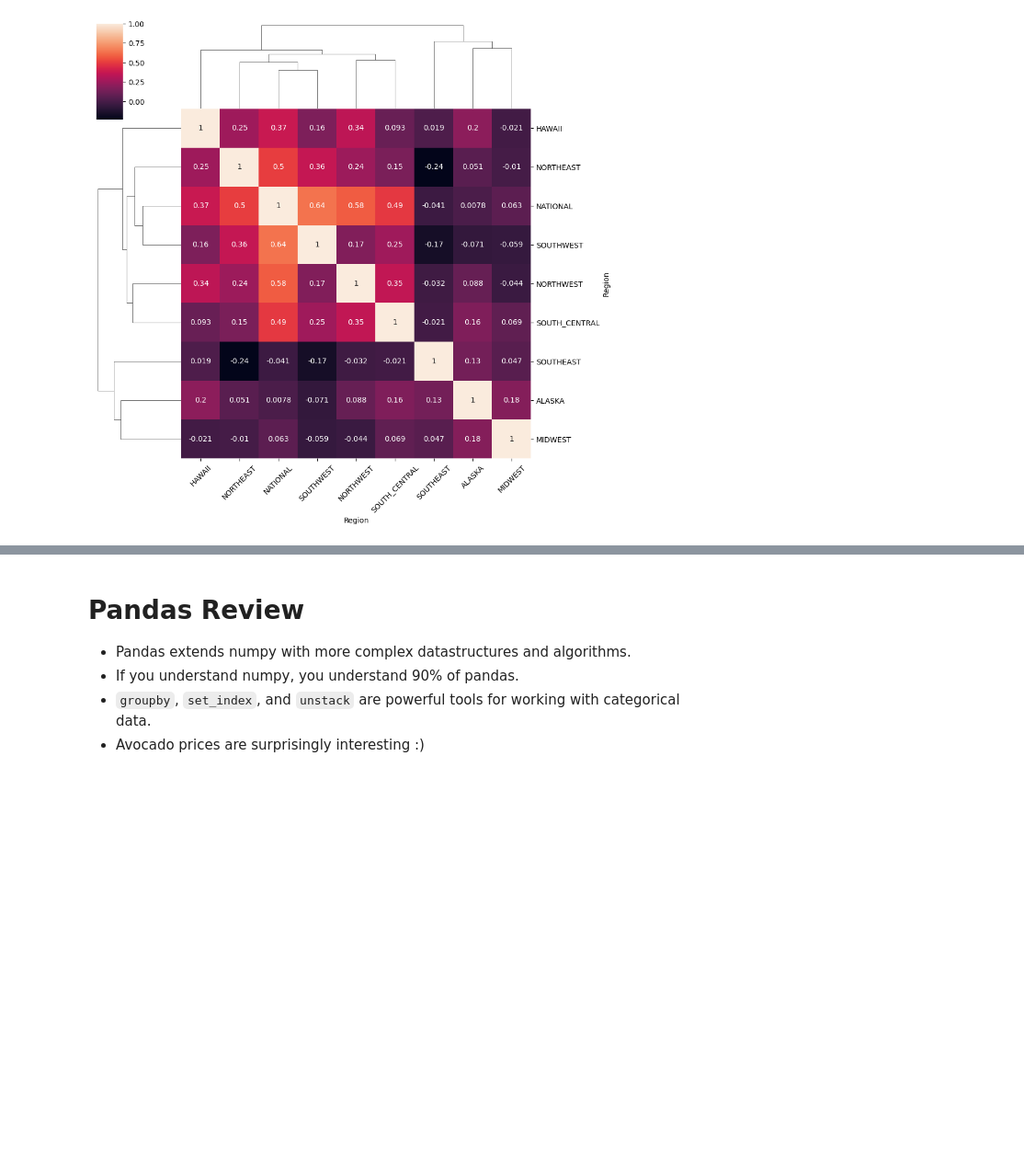
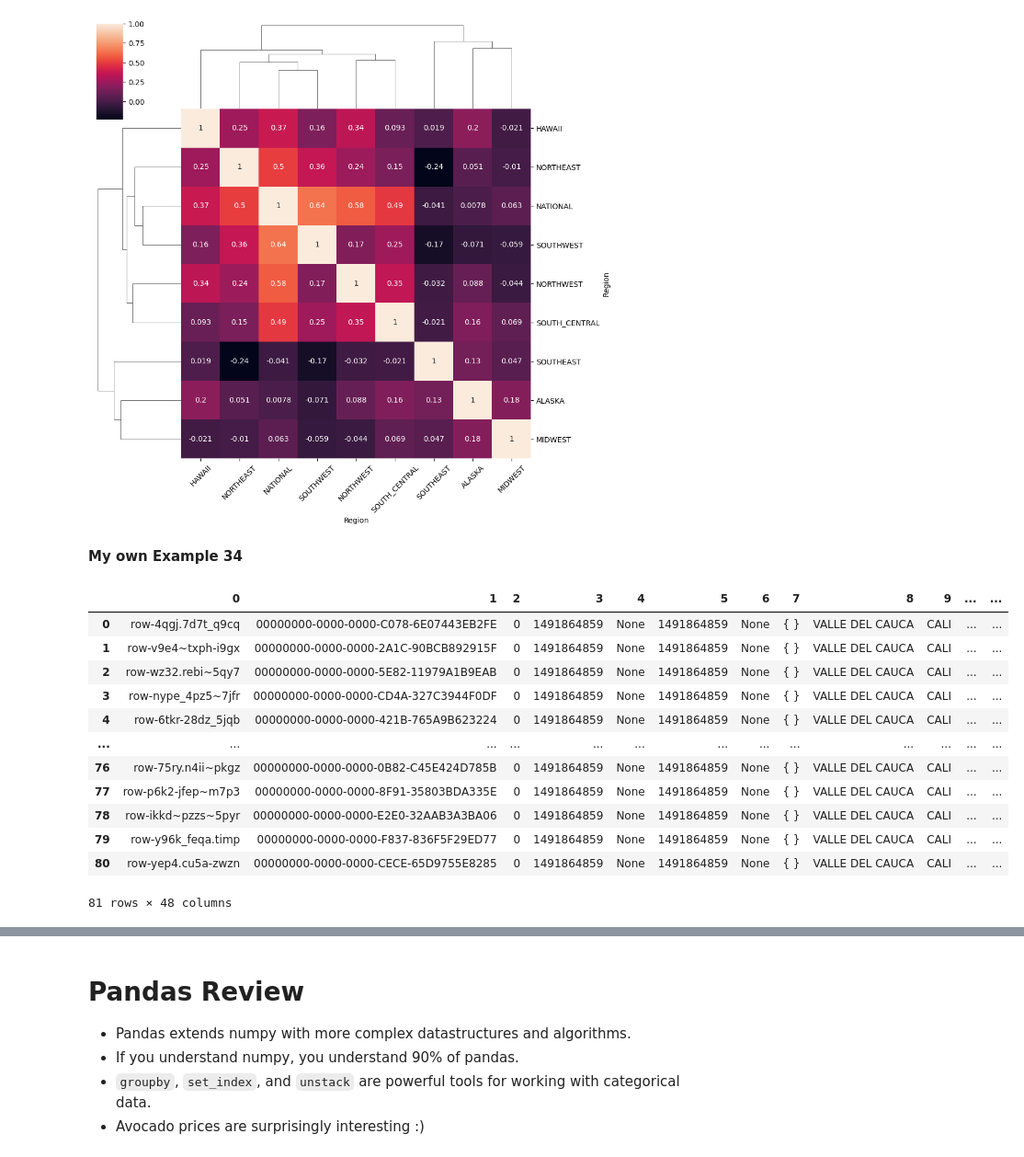
Before and after one commit to sgarciarod/MetNumUN2023II, a Jupyter notebook: Lab2/sgarciarod_Lab2.ipynb, the cells around one changed output, grey strips where cells are left out. Shown at 92% size. Cells and saved outputs as stored; diff of their text form; code cells hidden in the pictures; blank space fills up the shorter version.

```diff
--- a/Lab2/sgarciarod_Lab2.ipynb
+++ b/Lab2/sgarciarod_Lab2.ipynb
@@ -1663,3 +1663,27 @@ ax = axes[2]
 ax.set_xticklabels(ax.get_xticklabels(), rotation=45);
 # %% [output]
 [figure]
+# %% [markdown]
+**My own Example 34**
+# %%
+import pandas as pd
+import requests
+
+response = requests.get('https://www.datos.gov.co/api/views/26g4-ekt3/rows.json')
+data = response.json()
+nacidos = pd.DataFrame(data.get('data', []))
+nacidos
+# %% [output]
+|  | 0 | 1 | 2 | 3 | 4 | 5 | 6 | 7 | 8 | 9 | ... | ... |
+| 0 | row-4qgj.7d7t_q9cq | 00000000-0000-0000-C078-6E07443EB2FE | 0 | 1491864859 | None | 1491864859 | None | { } | VALLE DEL CAUCA | CALI | ... | ... |
+| 1 | row-v9e4~txph-i9gx | 00000000-0000-0000-2A1C-90BCB892915F | 0 | 1491864859 | None | 1491864859 | None | { } | VALLE DEL CAUCA | CALI | ... | ... |
+| 2 | row-wz32.rebi~5qy7 | 00000000-0000-0000-5E82-11979A1B9EAB | 0 | 1491864859 | None | 1491864859 | None | { } | VALLE DEL CAUCA | CALI | ... | ... |
+| 3 | row-nype_4pz5~7jfr | 00000000-0000-0000-CD4A-327C3944F0DF | 0 | 1491864859 | None | 1491864859 | None | { } | VALLE DEL CAUCA | CALI | ... | ... |
+| 4 | row-6tkr-28dz_5jqb | 00000000-0000-0000-421B-765A9B623224 | 0 | 1491864859 | None | 1491864859 | None | { } | VALLE DEL CAUCA | CALI | ... | ... |
+| ... | ... | ... | ... | ... | ... | ... | ... | ... | ... | ... | ... | ... |
+| 76 | row-75ry.n4ii~pkgz | 00000000-0000-0000-0B82-C45E424D785B | 0 | 1491864859 | None | 1491864859 | None | { } | VALLE DEL CAUCA | CALI | ... | ... |
+| 77 | row-p6k2-jfep~m7p3 | 00000000-0000-0000-8F91-35803BDA335E | 0 | 1491864859 | None | 1491864859 | None | { } | VALLE DEL CAUCA | CALI | ... | ... |
+| 78 | row-ikkd~pzzs~5pyr | 00000000-0000-0000-E2E0-32AAB3A3BA06 | 0 | 1491864859 | None | 1491864859 | None | { } | VALLE DEL CAUCA | CALI | ... | ... |
+| 79 | row-y96k_feqa.timp | 00000000-0000-0000-F837-836F5F29ED77 | 0 | 1491864859 | None | 1491864859 | None | { } | VALLE DEL CAUCA | CALI | ... | ... |
+| 80 | row-yep4.cu5a-zwzn | 00000000-0000-0000-CECE-65D9755E8285 | 0 | 1491864859 | None | 1491864859 | None | { } | VALLE DEL CAUCA | CALI | ... | ... |
+81 rows × 48 columns
```
Also changed, not shown: parts of 37 cells of this notebook.
